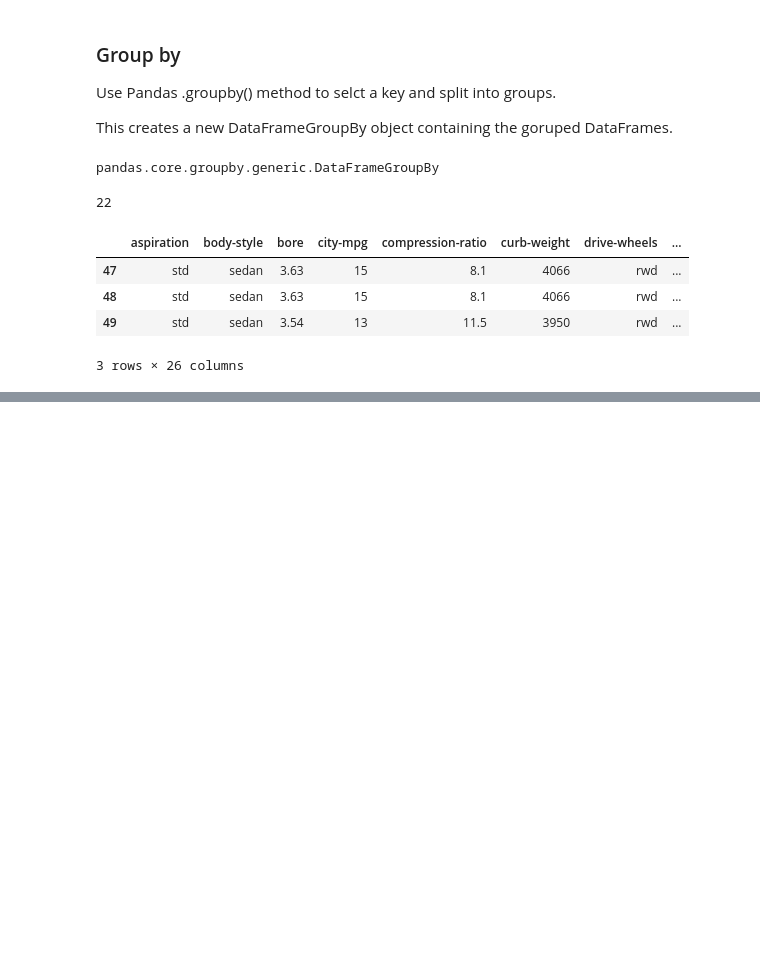
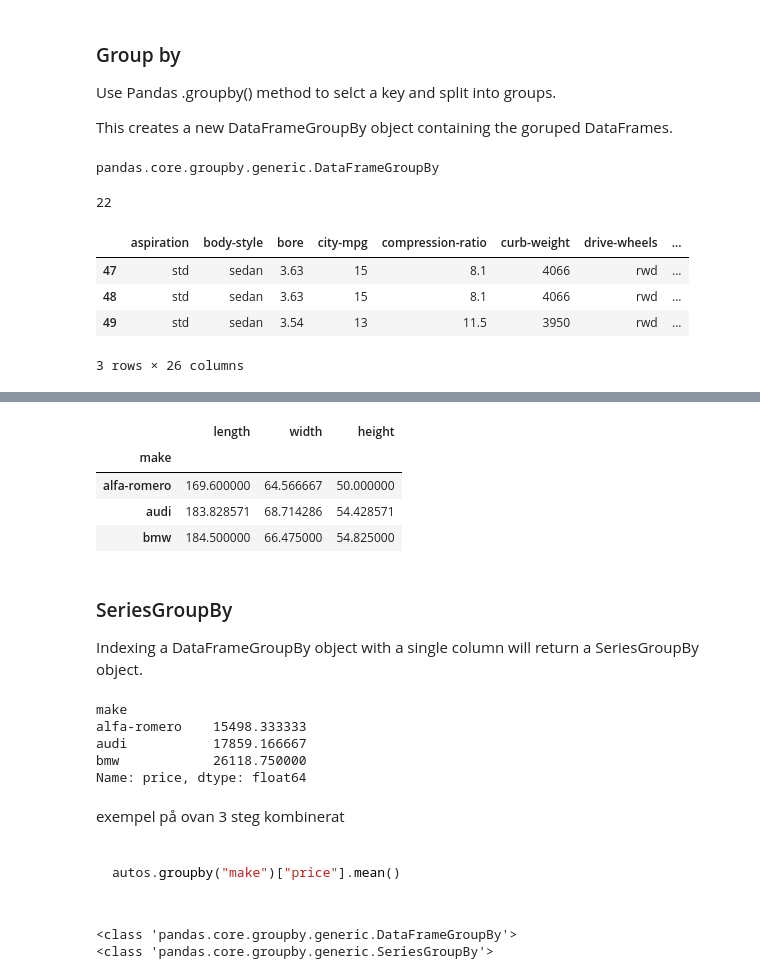
Before and after one commit to Wessnom/DataProcessing-Alexander-Wessner, a Jupyter notebook: Code-Alongs/L011_Aggregations.ipynb, the cells around one changed output, grey strips where cells are left out. Drawn from its saved outputs; the diff is of its cells as text; code cells hidden in the pictures; blank space fills up the shorter version.

````diff
--- a/Code-Alongs/L011_Aggregations.ipynb
+++ b/Code-Alongs/L011_Aggregations.ipynb
@@ -208,0 +214,52 @@ makes.get_group("jaguar")           # dessa två gör samma sak
+# %%
+makes.count().head(3)
+# makes.mean()# TypeError: agg function failed [how->mean,dtype->object]
+type(makes[["length", "width", "height"]])
+makes[["length", "width", "height"]].mean().head(3)
+# %% [output]
+|  | length | width | height |
+| make |  |  |  |
+| alfa-romero | 169.600000 | 64.566667 | 50.000000 |
+| audi | 183.828571 | 68.714286 | 54.428571 |
+| bmw | 184.500000 | 66.475000 | 54.825000 |
+# %% [markdown]
+### SeriesGroupBy
+Indexing a DataFrameGroupBy object with a single column will return a SeriesGroupBy object.
+# %%
+sgb = makes["price"] # pandas.core.groupby.generic.SeriesGroupBy
+type(sgb)
+sgb.groups
+sgb.get_group("jaguar")
+sgb.mean().head(3)
+
+# formatterings möjligheter
+
+autos.groupby("make")["price"].mean().head(3)
+
+result = (
+autos
+    .groupby("make")["price"]
+    .mean()
+    .head(3)
+)
+result
+# %% [output]
+make
+alfa-romero    15498.333333
+audi           17859.166667
+bmw            26118.750000
+Name: price, dtype: float64
+# %% [markdown]
+exempel på ovan 3 steg kombinerat
+
+``` python
+
+autos.groupby("make")["price"].mean()
+
+```
+# %%
+print(type(autos.groupby("make")))
+print(type(autos.groupby("make")["price"]))
+# %% [output]
+<class 'pandas.core.groupby.generic.DataFrameGroupBy'>
+<class 'pandas.core.groupby.generic.SeriesGroupBy'>
````
Also changed, not shown: parts of 13 cells of this notebook.
